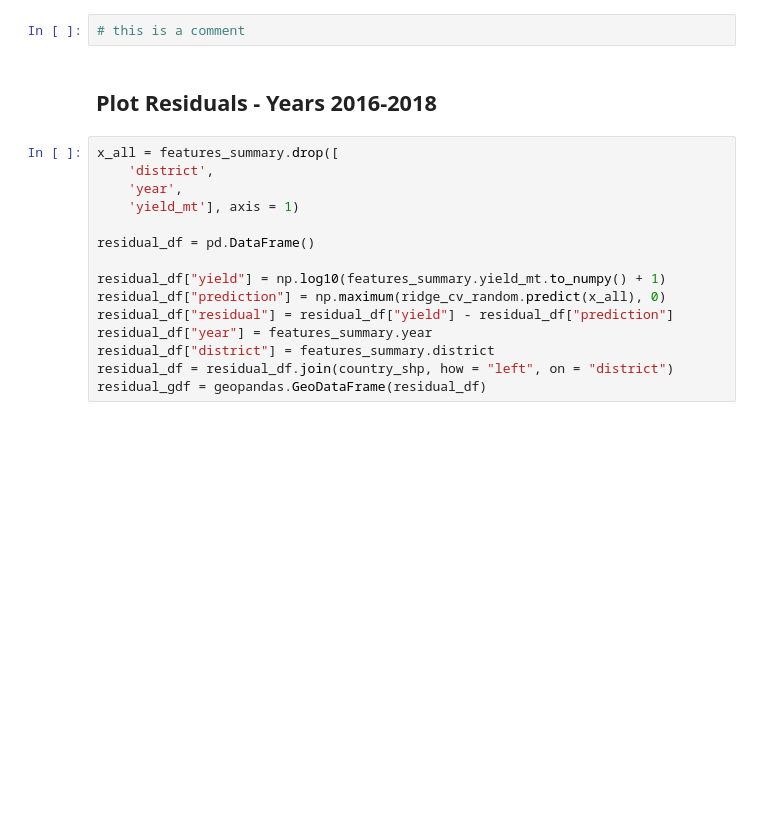
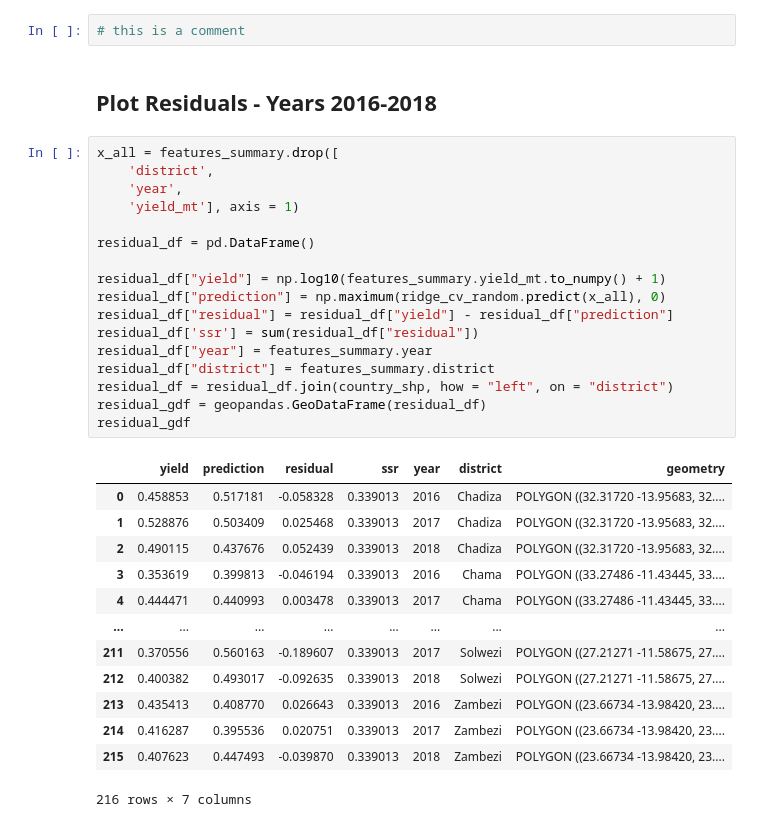
Before and after one commit to mosaiks-capstone/Modeling, a Jupyter notebook: crop_modeling_wide.ipynb, the cells around one changed output. Saved outputs shown, nothing was run; the diff lists cells and outputs as text; blank space fills up the shorter version.

```diff
--- a/crop_modeling_wide.ipynb
+++ b/crop_modeling_wide.ipynb
@@ -308,18 +364,34 @@ plot_features.plot(figsize = (15,15),
 # %%
 x_all = features_summary.drop([
     'district',
     'year',
     'yield_mt'], axis = 1)
 
 residual_df = pd.DataFrame()
 
 residual_df["yield"] = np.log10(features_summary.yield_mt.to_numpy() + 1)
 residual_df["prediction"] = np.maximum(ridge_cv_random.predict(x_all), 0)
 residual_df["residual"] = residual_df["yield"] - residual_df["prediction"]
+residual_df['ssr'] = sum(residual_df["residual"])
 residual_df["year"] = features_summary.year
 residual_df["district"] = features_summary.district
 residual_df = residual_df.join(country_shp, how = "left", on = "district")
 residual_gdf = geopandas.GeoDataFrame(residual_df)
+residual_gdf
+# %% [output]
+|  | yield | prediction | residual | ssr | year | district | geometry |
+| 0 | 0.458853 | 0.517181 | -0.058328 | 0.339013 | 2016 | Chadiza | POLYGON ((32.31720 -13.95683, 32.... |
+| 1 | 0.528876 | 0.503409 | 0.025468 | 0.339013 | 2017 | Chadiza | POLYGON ((32.31720 -13.95683, 32.... |
+| 2 | 0.490115 | 0.437676 | 0.052439 | 0.339013 | 2018 | Chadiza | POLYGON ((32.31720 -13.95683, 32.... |
+| 3 | 0.353619 | 0.399813 | -0.046194 | 0.339013 | 2016 | Chama | POLYGON ((33.27486 -11.43445, 33.... |
+| 4 | 0.444471 | 0.440993 | 0.003478 | 0.339013 | 2017 | Chama | POLYGON ((33.27486 -11.43445, 33.... |
+| ... | ... | ... | ... | ... | ... | ... | ... |
+| 211 | 0.370556 | 0.560163 | -0.189607 | 0.339013 | 2017 | Solwezi | POLYGON ((27.21271 -11.58675, 27.... |
+| 212 | 0.400382 | 0.493017 | -0.092635 | 0.339013 | 2018 | Solwezi | POLYGON ((27.21271 -11.58675, 27.... |
+| 213 | 0.435413 | 0.408770 | 0.026643 | 0.339013 | 2016 | Zambezi | POLYGON ((23.66734 -13.98420, 23.... |
+| 214 | 0.416287 | 0.395536 | 0.020751 | 0.339013 | 2017 | Zambezi | POLYGON ((23.66734 -13.98420, 23.... |
+| 215 | 0.407623 | 0.447493 | -0.039870 | 0.339013 | 2018 | Zambezi | POLYGON ((23.66734 -13.98420, 23.... |
+216 rows × 7 columns
 # %%
 residual_gdf[residual_gdf.year == 2016].plot(column = "residual", legend = True)
 plt.title("2016 Residuals")
```
Also changed, not shown: parts of 24 cells of this notebook.
